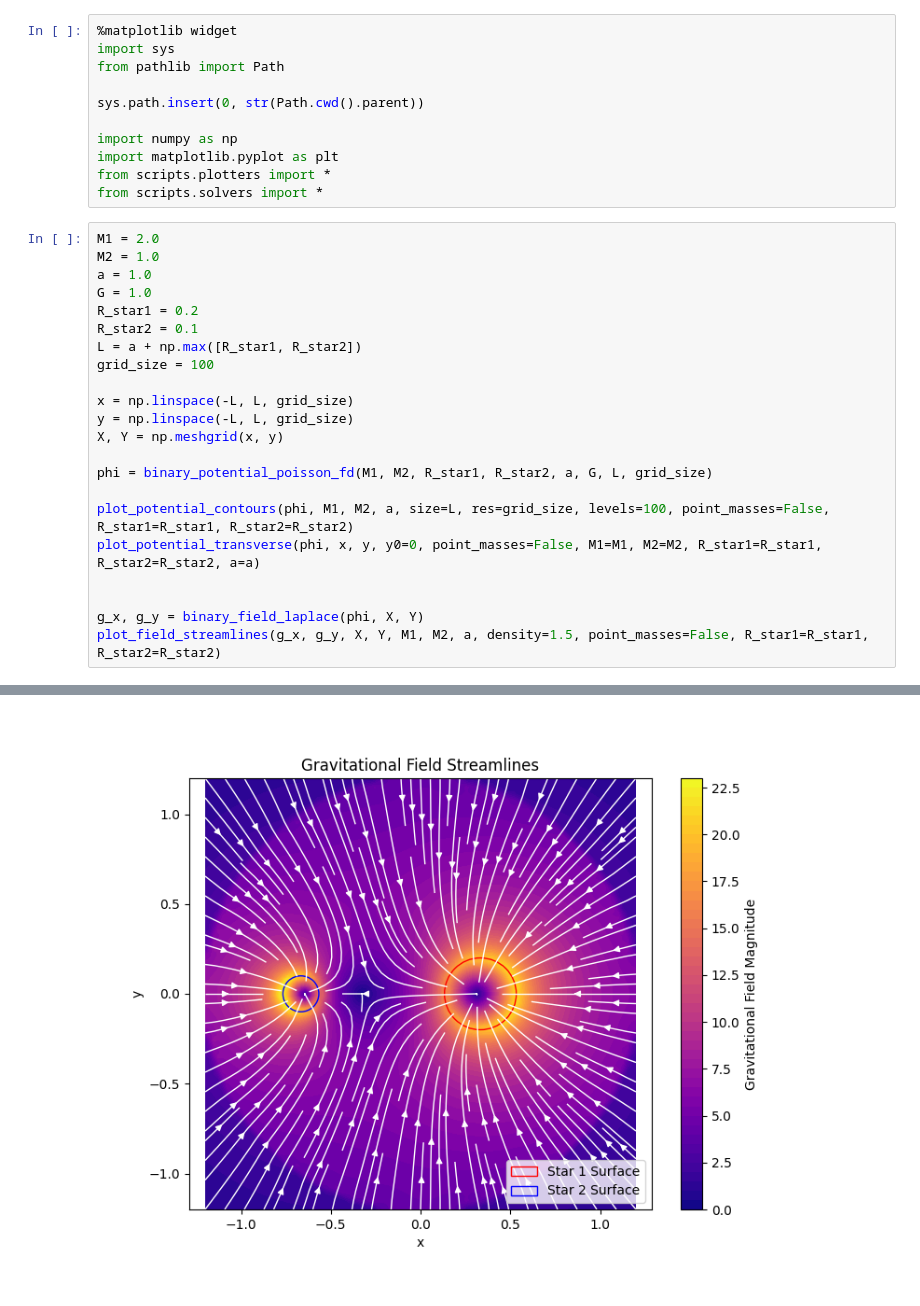
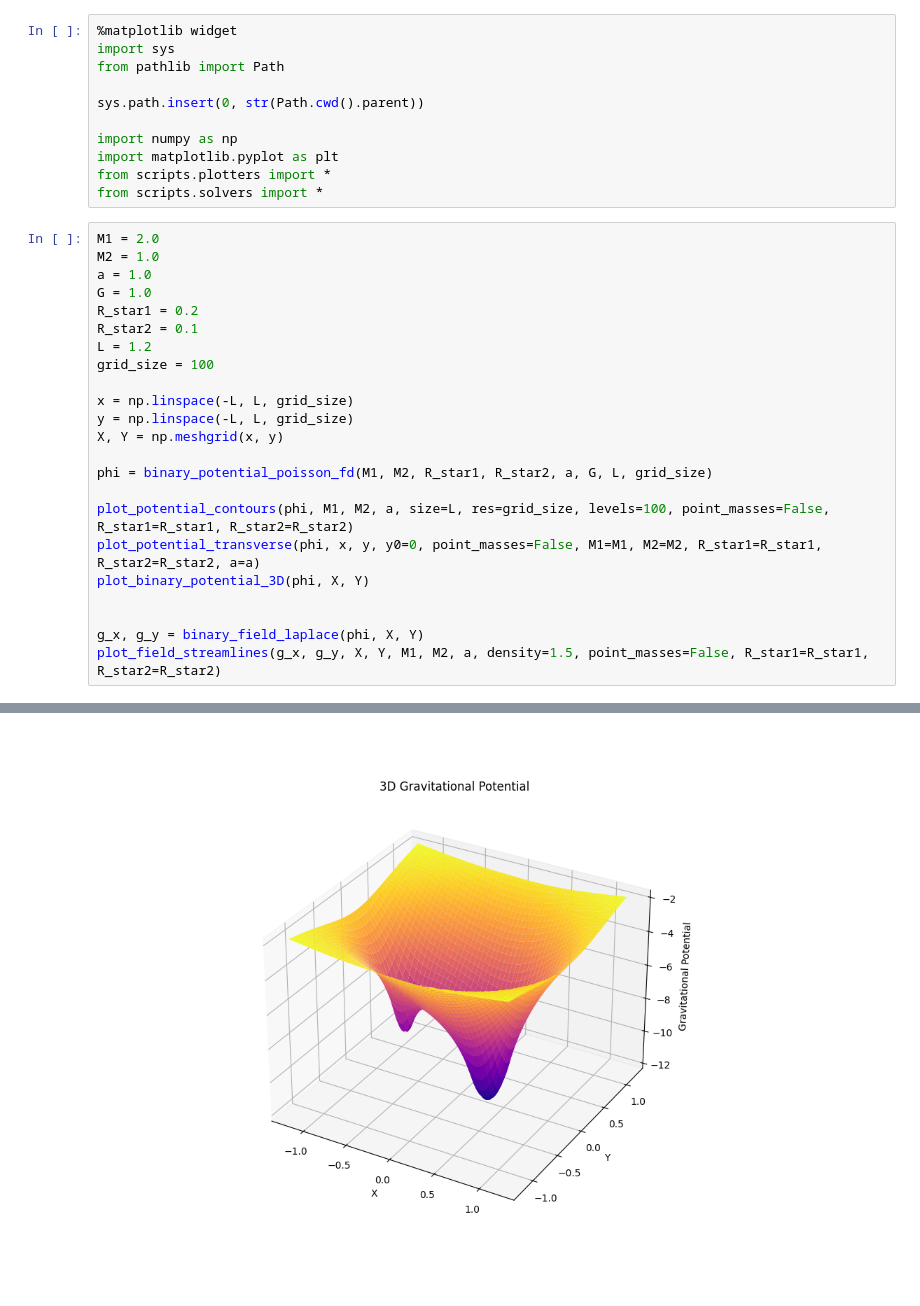
Before and after one commit to Andrecs05/Proyecto_Sistema_Binario, a Jupyter notebook: notebooks/binary_system_poisson.ipynb, the cells around one changed output, grey strips where cells are left out. Saved outputs shown, nothing was run; the diff lists cells and outputs as text.

Commit message:
Enhance gravitational field visualization and add 3D potential plot

```diff
--- a/notebooks/binary_system_poisson.ipynb
+++ b/notebooks/binary_system_poisson.ipynb
@@ -16,26 +16,27 @@ from scripts.solvers import *
 # %%
 M1 = 2.0
 M2 = 1.0
 a = 1.0
 G = 1.0
 R_star1 = 0.2
 R_star2 = 0.1
-L = a + np.max([R_star1, R_star2])
+L = 1.2
 grid_size = 100
 
 x = np.linspace(-L, L, grid_size)
 y = np.linspace(-L, L, grid_size)
 X, Y = np.meshgrid(x, y)
 
 phi = binary_potential_poisson_fd(M1, M2, R_star1, R_star2, a, G, L, grid_size)
 
 plot_potential_contours(phi, M1, M2, a, size=L, res=grid_size, levels=100, point_masses=False, R_star1=R_star1, R_star2=R_star2)
 plot_potential_transverse(phi, x, y, y0=0, point_masses=False, M1=M1, M2=M2, R_star1=R_star1, R_star2=R_star2, a=a)
+plot_binary_potential_3D(phi, X, Y)
 
 
 g_x, g_y = binary_field_laplace(phi, X, Y)
 plot_field_streamlines(g_x, g_y, X, Y, M1, M2, a, density=1.5, point_masses=False, R_star1=R_star1, R_star2=R_star2)
 # %% [output]
 [figure]
 [figure]
-[figure, old version]
+[figure, new version]
```
Also changed, not shown: parts of 1 cell of this notebook, 2 other files.
